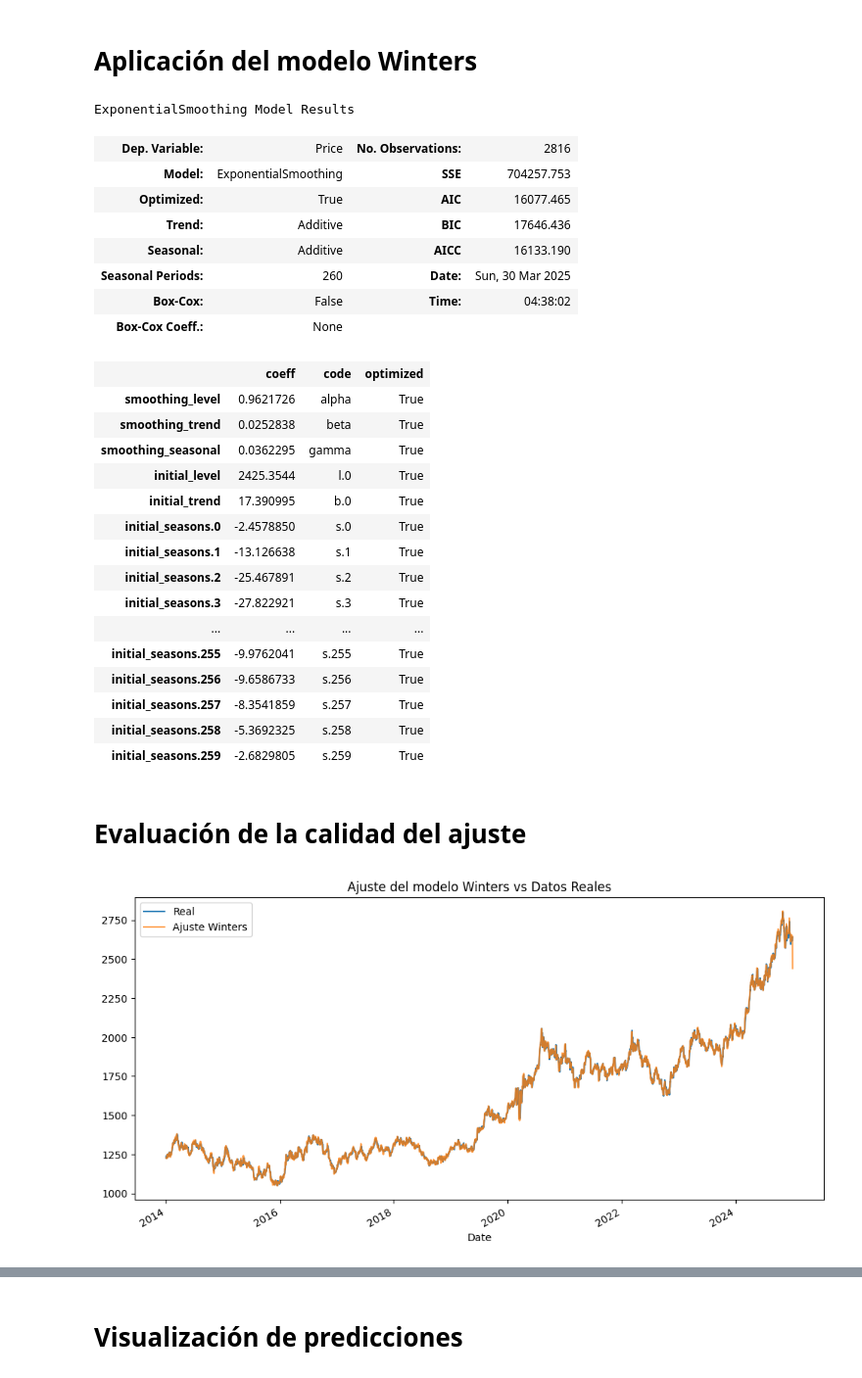
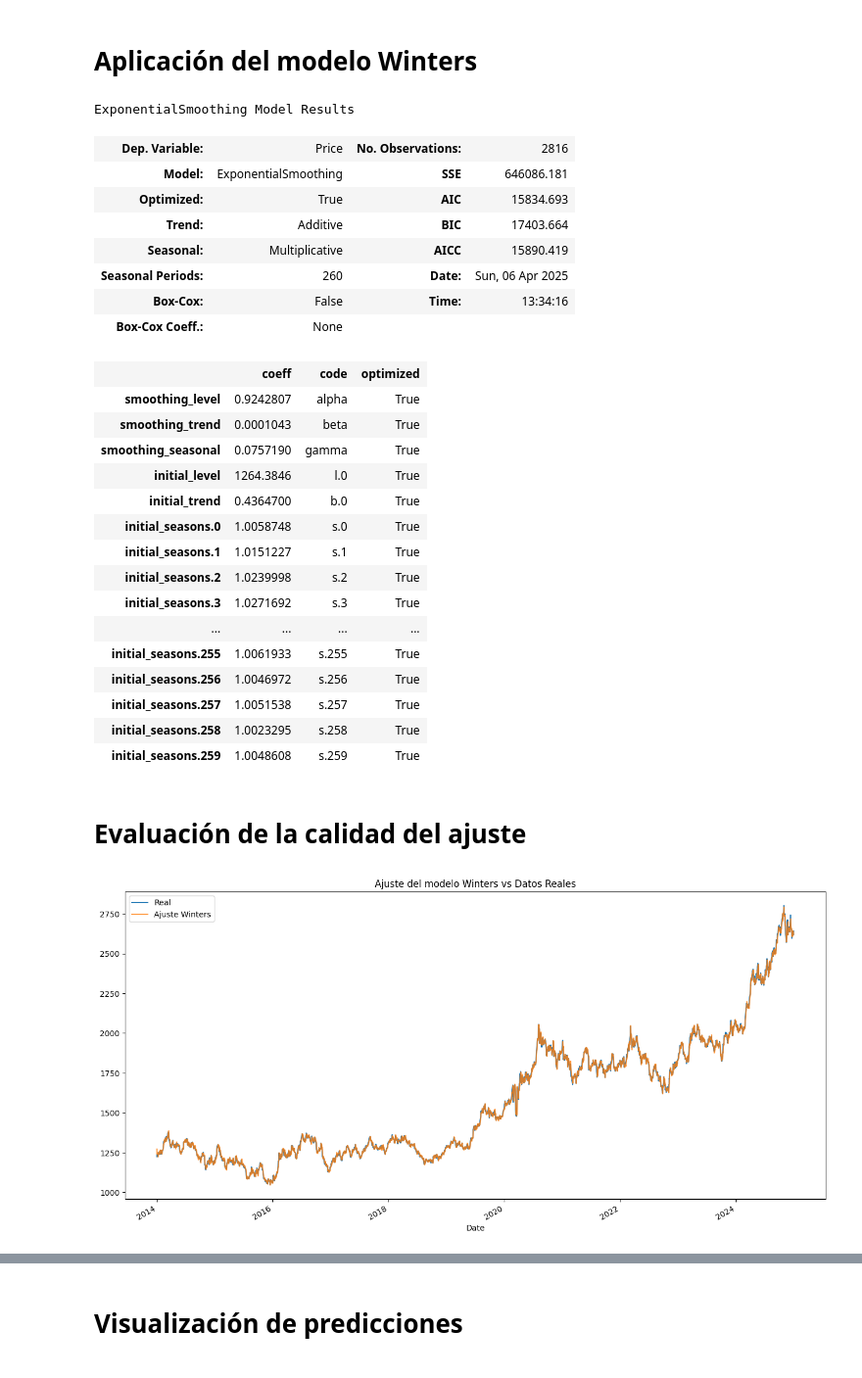
Before and after one commit to edreyesc/ProyectoFinal, a Jupyter notebook: proyectoFinal.ipynb, the cells around one changed output, grey strips where cells are left out. Shown at 98% size. Cells and saved outputs as stored; diff of their text form; code cells hidden in the pictures.

```diff
--- a/proyectoFinal.ipynb
+++ b/proyectoFinal.ipynb
@@ -16,7 +40,9 @@ from statsmodels.tsa.holtwinters import ExponentialSmoothing
 2. Carga de Datos
 # %%
 #Adquisición de datos
-gold_price_df = pd.read_csv('https://raw.githubusercontent.com/edreyesc/ProyectoFinal/main/Gold%20Historical%20Data.csv', parse_dates=['Date'], index_col='Date', usecols=['Date', 'Price'])
+df_original = pd.read_csv('https://raw.githubusercontent.com/edreyesc/ProyectoFinal/main/Gold%20Historical%20Data.csv')
+gold_price_df = pd.read_csv('https://raw.githubusercontent.com/edreyesc/ProyectoFinal/main/Gold%20Historical%20Data.csv',
+                            parse_dates=['Date'],index_col='Date', usecols=['Date', 'Price'])
 
 #Transformación de columna numérica a float y eliminar la coma que venía del csv
 gold_price_df['Price'] = gold_price_df['Price'].replace({',':''}, regex=True).astype(float)
@@ -88,9 +163,9 @@ memory usage: 44.0 KB
 # **Aplicación del modelo Winters**
 # %%
 modelo_winters = ExponentialSmoothing(
-    gold_price_df['Price'],
+    df_sorted['Price'],
     trend='add',
-    seasonal='add',
+    seasonal='mul',
     seasonal_periods=260
 ).fit()
 
@@ -98,39 +173,39 @@ modelo_winters.summary()
 # %% [output]
 ExponentialSmoothing Model Results
 | Dep. Variable: | Price | No. Observations: | 2816 |
-| Model: | ExponentialSmoothing | SSE | 704257.753 |
-| Optimized: | True | AIC | 16077.465 |
-| Trend: | Additive | BIC | 17646.436 |
-| Seasonal: | Additive | AICC | 16133.190 |
-| Seasonal Periods: | 260 | Date: | Sun, 30 Mar 2025 |
-| Box-Cox: | False | Time: | 04:38:02 |
+| Model: | ExponentialSmoothing | SSE | 646086.181 |
+| Optimized: | True | AIC | 15834.693 |
+| Trend: | Additive | BIC | 17403.664 |
+| Seasonal: | Multiplicative | AICC | 15890.419 |
+| Seasonal Periods: | 260 | Date: | Sun, 06 Apr 2025 |
+| Box-Cox: | False | Time: | 13:34:16 |
 | Box-Cox Coeff.: | None |  |  |
 |  | coeff | code | optimized |
-| smoothing_level | 0.9621726 | alpha | True |
-| smoothing_trend | 0.0252838 | beta | True |
-| smoothing_seasonal | 0.0362295 | gamma | True |
-| initial_level | 2425.3544 | l.0 | True |
-| initial_trend | 17.390995 | b.0 | True |
-| initial_seasons.0 | -2.4578850 | s.0 | True |
-| initial_seasons.1 | -13.126638 | s.1 | True |
-| initial_seasons.2 | -25.467891 | s.2 | True |
-| initial_seasons.3 | -27.822921 | s.3 | True |
+| smoothing_level | 0.9242807 | alpha | True |
+| smoothing_trend | 0.0001043 | beta | True |
+| smoothing_seasonal | 0.0757190 | gamma | True |
+| initial_level | 1264.3846 | l.0 | True |
+| initial_trend | 0.4364700 | b.0 | True |
+| initial_seasons.0 | 1.0058748 | s.0 | True |
+| initial_seasons.1 | 1.0151227 | s.1 | True |
+| initial_seasons.2 | 1.0239998 | s.2 | True |
+| initial_seasons.3 | 1.0271692 | s.3 | True |
 | ... | ... | ... | ... |
-| initial_seasons.255 | -9.9762041 | s.255 | True |
-| initial_seasons.256 | -9.6586733 | s.256 | True |
-| initial_seasons.257 | -8.3541859 | s.257 | True |
-| initial_seasons.258 | -5.3692325 | s.258 | True |
-| initial_seasons.259 | -2.6829805 | s.259 | True |
+| initial_seasons.255 | 1.0061933 | s.255 | True |
+| initial_seasons.256 | 1.0046972 | s.256 | True |
+| initial_seasons.257 | 1.0051538 | s.257 | True |
+| initial_seasons.258 | 1.0023295 | s.258 | True |
+| initial_seasons.259 | 1.0048608 | s.259 | True |
 # %% [markdown]
 # **Evaluación de la calidad del ajuste**
 # %%
 # Gráfica del ajuste sobre datos reales
-
-plt.figure(figsize=(12,6))
-gold_price_df['Price'].plot(label='Real')
+#df_sorted = gold_price_df.sort_values('Date', ascending=True)
+plt.figure(figsize=(16,8))
+df_sorted['Price'].plot(label='Real')
 modelo_winters.fittedvalues.plot(label='Ajuste Winters', alpha=0.8)
 plt.legend()
 plt.title('Ajuste del modelo Winters vs Datos Reales')
 plt.show()
 # %% [output]
-[figure, old version]
+[figure, new version]
```
Also changed, not shown: parts of 48 cells of this notebook.
